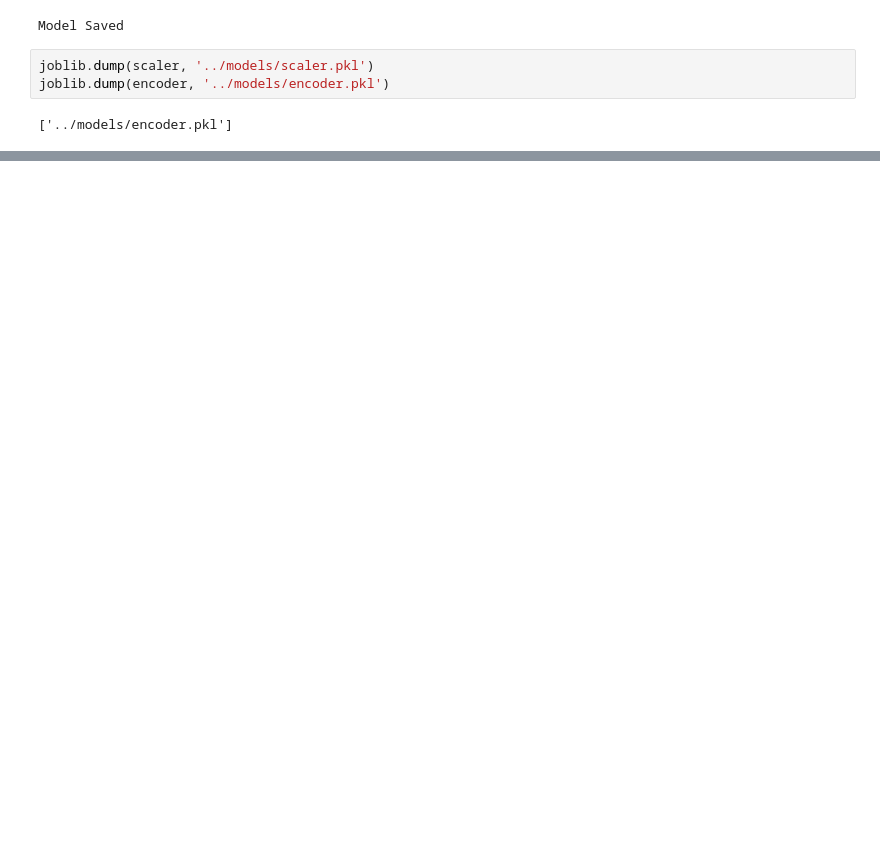
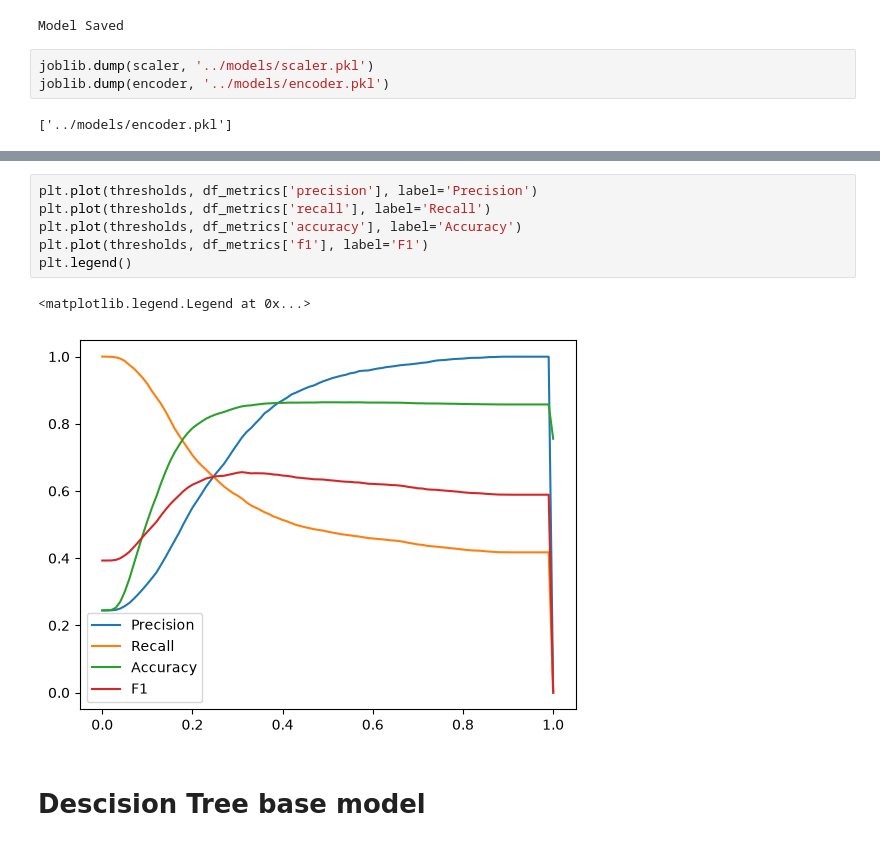
Before and after one commit to samisiraj/loan-default-prediction, a Jupyter notebook: notebooks/03_modelling.ipynb, the cells around one changed output, grey strips where cells are left out. Saved outputs shown, nothing was run; the diff lists cells and outputs as text; blank space fills up the shorter version.

```diff
--- a/notebooks/03_modelling.ipynb
+++ b/notebooks/03_modelling.ipynb
@@ -358,0 +408,11 @@ joblib.dump(encoder, '../models/encoder.pkl')
+# %%
+plt.plot(thresholds, df_metrics['precision'], label='Precision')
+plt.plot(thresholds, df_metrics['recall'], label='Recall')
+plt.plot(thresholds, df_metrics['accuracy'], label='Accuracy')
+plt.plot(thresholds, df_metrics['f1'], label='F1')
+plt.legend()
+# %% [output]
+<matplotlib.legend.Legend at 0x...>
+[figure, added]
+# %% [markdown]
+# Descision Tree base model
```
Also changed, not shown: parts of 27 cells of this notebook, 1 other file.
